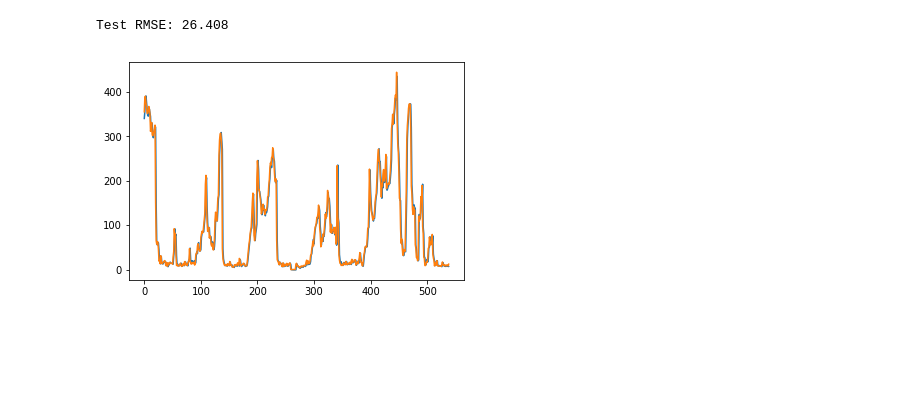
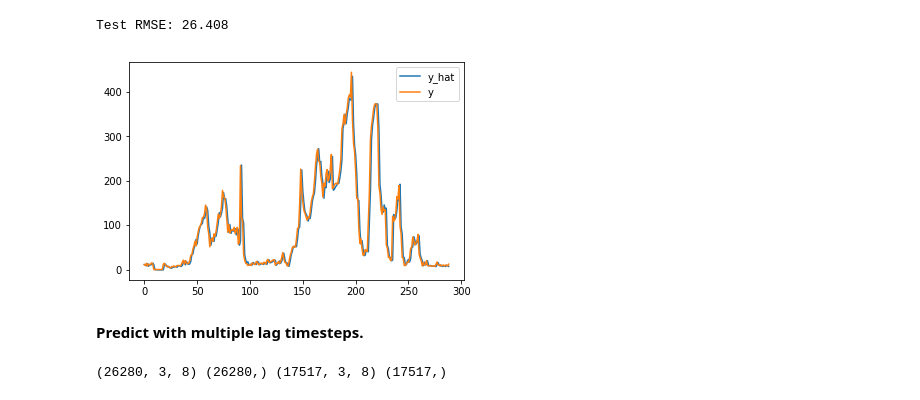
Before and after one commit to Maxtoq/Multivariate-Time-Series-Forecasting-with-LSTM, a Jupyter notebook: Multivariate Time Series Forecasting with LSTM.ipynb, the cells around one changed output. Cells and saved outputs as stored; diff of their text form; code cells hidden in the pictures; blank space fills up the shorter version.

Commit message:
add multi timesteps

```diff
--- a/Multivariate Time Series Forecasting with LSTM.ipynb
+++ b/Multivariate Time Series Forecasting with LSTM.ipynb
@@ -92,7 +92,7 @@ def series_to_supervised(data, n_in=1, n_out=1, dropnan=True):
         cols.append(df.shift(i))
         names += [('var%d(t-%d)' % (j+1, i)) for j in range(n_vars)]
     # forecast sequence (t, t+1, ... t+n)
-    for i in range(0, n_out):
+    for i in range(n_out):
         cols.append(df.shift(-i))
         if i == 0:
             names += [('var%d(t)' % (j+1)) for j in range(n_vars)]
@@ -227,8 +227,37 @@ print('Test RMSE: %.3f' % rmse)
 # %% [output]
 Test RMSE: 26.408
 # %%
-pyplot.plot(inv_y_hat[34500:], label='y_hat')
-pyplot.plot(inv_y[34500:], label='y')
+pyplot.plot(inv_y_hat[34750:], label='y_hat')
+pyplot.plot(inv_y[34750:], label='y')
+pyplot.legend()
 pyplot.show()
 # %% [output]
-[figure, old version]
+[figure, new version]
+# %% [markdown]
+**Predict with multiple lag timesteps.**
+# %%
+# Number of lag hours
+nb_hours = 3
+
+nb_features = 8
+
+# Frame as supervised learning
+reframed = series_to_supervised(scaled, n_in=nb_hours)
+values = reframed.values
+
+# Split into train and test sets
+nb_train_hours = 3 * 365 * 24
+train = values[:nb_train_hours, :]
+test = values[nb_train_hours:, :]
+
+# Split into inputs and output
+nb_obs = nb_hours * nb_features
+train_X, train_y = train[:, :nb_obs], train[:, -nb_features]
+test_X, test_y = test[:, :nb_obs], test[:, -nb_features]
+
+# Reshape input to fit the LSTM model (3D : samples x timesteps x features)
+train_X = train_X.reshape((train_X.shape[0], nb_hours, nb_features))
+test_X = test_X.reshape((test_X.shape[0], nb_hours, nb_features))
+print(train_X.shape, train_y.shape, test_X.shape, test_y.shape)
+# %% [output]
+(26280, 3, 8) (26280,) (17517, 3, 8) (17517,)
```
Also changed, not shown: parts of 3 cells of this notebook.
